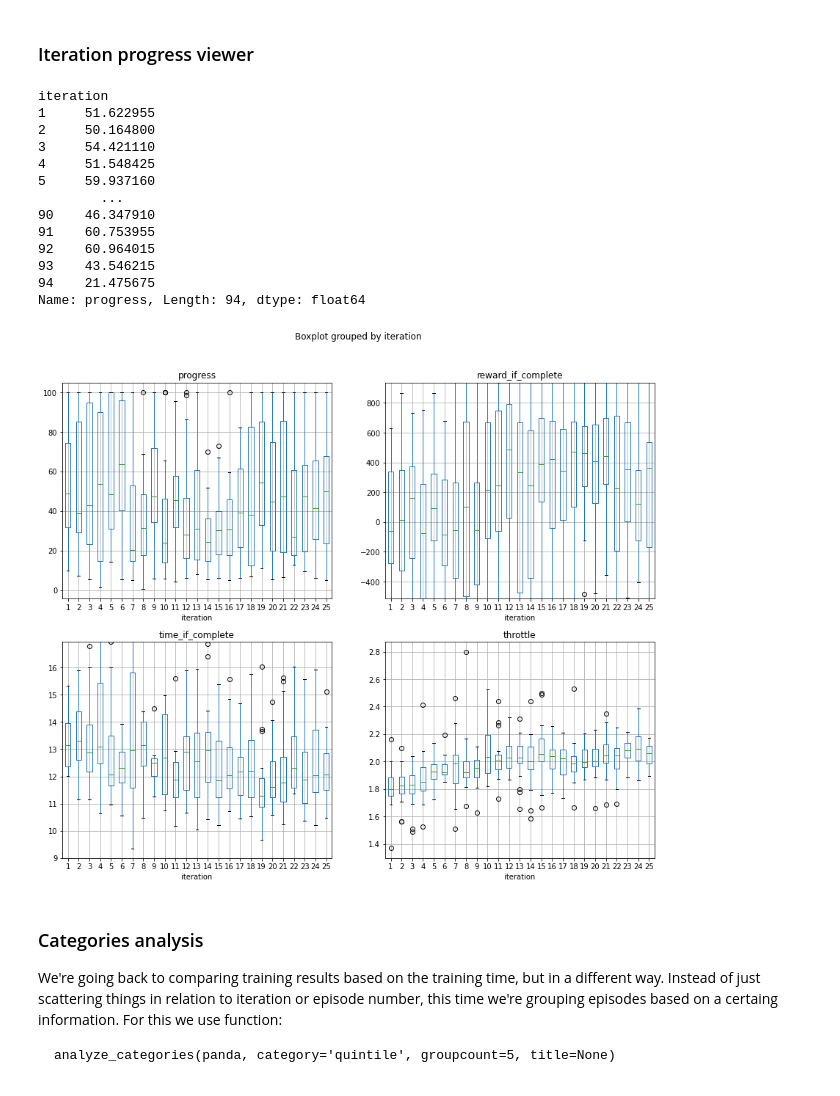
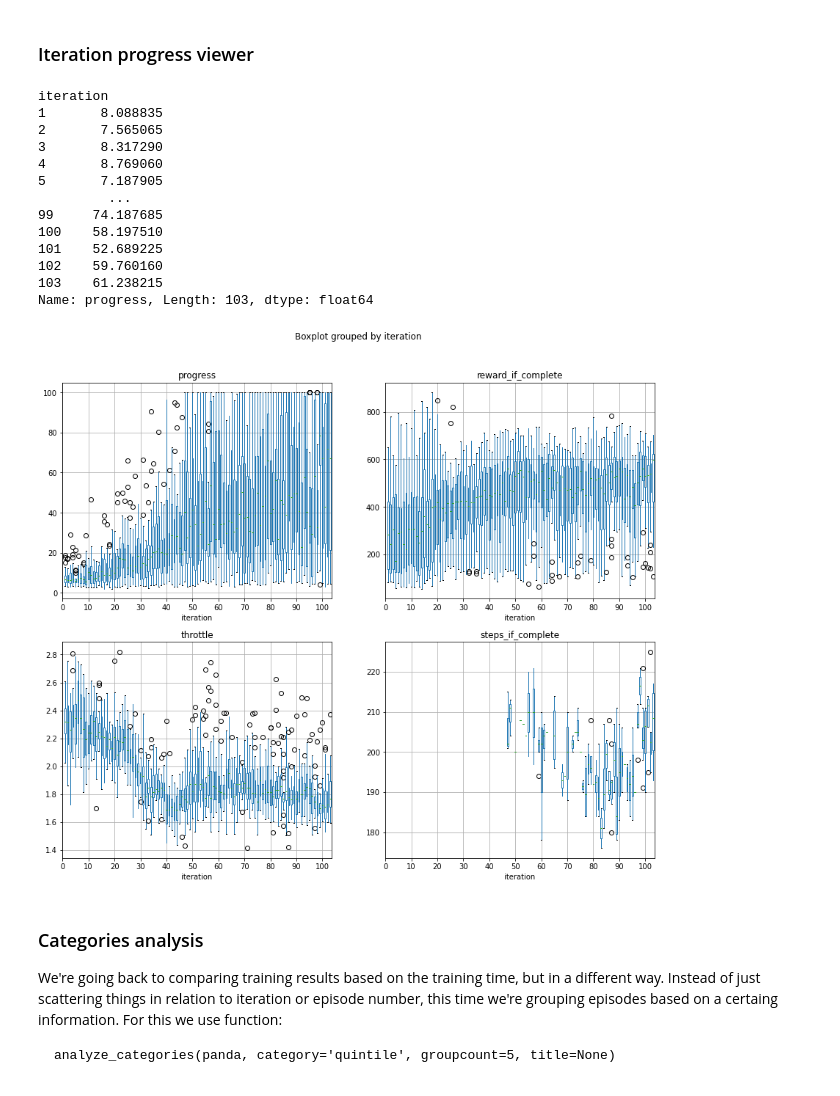
Before and after one commit to mcsekrish/deepracer-analysis, a Jupyter notebook: Training_analysis.ipynb, the cells around one changed output. Cells and saved outputs as stored; diff of their text form; code cells hidden in the pictures.

```diff
--- a/Training_analysis.ipynb
+++ b/Training_analysis.ipynb
@@ -51,7 +51,7 @@ Loaded 155 waypoints
 [figure]
 # %%
 # AWS DeepRacer Console Logs
-stream_name = 'sim-jjv1zy91zlzg' ## CHANGE This to your simulation application ID
+stream_name = 'cloud-rl_coach_1174_1592874803492' ## CHANGE This to your simulation application ID
 fname = 'logs/deepracer-%s.log' %stream_name  # The log will be downloaded into the specified path
 cw.download_log(fname, stream_prefix=stream_name)  # add force=True if you downloaded the file before but want to repeat
 # %% [output]
@@ -235,36 +156,40 @@ import numpy as np
 simulation_agg.groupby('iteration')['progress'].mean()
 # %% [output]
 iteration
-1     51.622955
-2     50.164800
-3     54.421110
-4     51.548425
-5     59.937160
-        ...
-90    46.347910
-91    60.753955
-92    60.964015
-93    43.546215
-94    21.475675
-Name: progress, Length: 94, dtype: float64
+1       8.088835
+2       7.565065
+3       8.317290
+4       8.769060
+5       7.187905
+         ...
+99     74.187685
+100    58.197510
+101    52.689225
+102    59.760160
+103    61.238215
+Name: progress, Length: 103, dtype: float64
 # %%
 import numpy as np
 fig, ax = plt.subplots(2, 2, figsize=(14, 12))
-df_agg = simulation_agg[['iteration','progress','reward_if_complete','time_if_complete','throttle']]
+df_agg = simulation_agg[['iteration','progress','reward_if_complete','steps','throttle']]
+df_agg = df_agg.drop('steps',axis=1)
+df_agg['steps_if_complete'] = simulation_agg[simulation_agg['complete']==1]['steps']
 #df_agg = df_agg.iloc[0:500]
 for c in range(len(df_agg.columns))[1:]:
     df_agg.boxplot(column = df_agg.columns[c], by='iteration', ax=ax.flatten()[c-1])
+    ax.flatten()[c-1].set_xticks(range(0,df_agg['iteration'].max(),10))
+    ax.flatten()[c-1].set_xticklabels(range(0,df_agg['iteration'].max(),10))
     if c == 1 and df_agg['reward_if_complete'].max()>5*df_agg['reward_if_complete'].mean():
-        ax.flatten()[c].set_ylim(top = df_agg['reward_if_complete'].mean()*5)
+        ax.flatten()[c].set_ylim(top = df_agg['reward_if_complete'].mean()*3)
         if any(df_agg['reward_if_complete']<0):
             if df_agg['reward_if_complete'].min()<-5*df_agg['reward_if_complete'].mean():
-                ax.flatten()[c].set_ylim(bottom = -df_agg['reward_if_complete'].mean()*2.5)
+                ax.flatten()[c].set_ylim(bottom = -df_agg['reward_if_complete'].mean()*1)
             else:
                 ax.flatten()[c].set_ylim(bottom = 0)
-    elif c == 2 and df_agg['time_if_complete'].max()>30:
-        ax.flatten()[c].set_ylim(bottom = 9, top = df_agg['time_if_complete'].mean()*1.25)
+#     elif c == 3 and df_agg['steps_if_complete'].max()>300:
+#         ax.flatten()[c].set_ylim(bottom = 0, top = df_agg['steps_if_complete'].mean()*2.5)
 # %% [output]
-[figure, old version]
+[figure, new version]
 # %% [markdown]
 ### Categories analysis
 We're going back to comparing training results based on the training time, but in a different way. Instead of just scattering things in relation to iteration or episode number, this time we're grouping episodes based on a certaing information. For this we use function:
```
Also changed, not shown: parts of 19 cells of this notebook.
